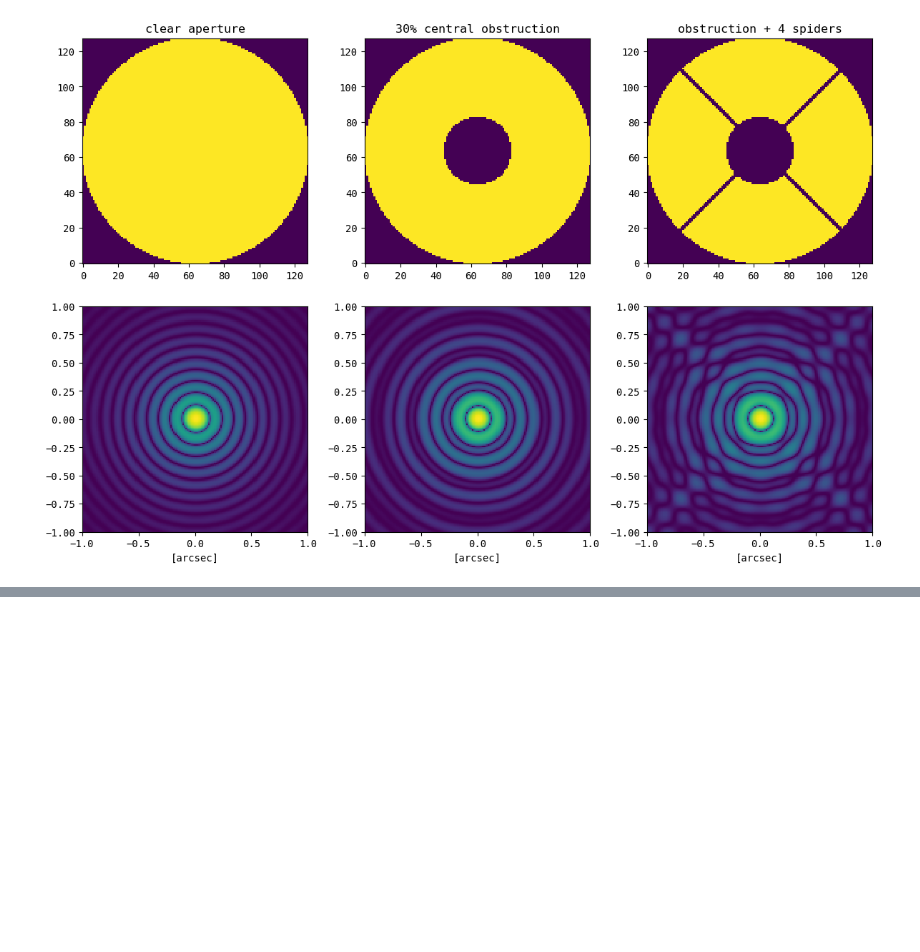
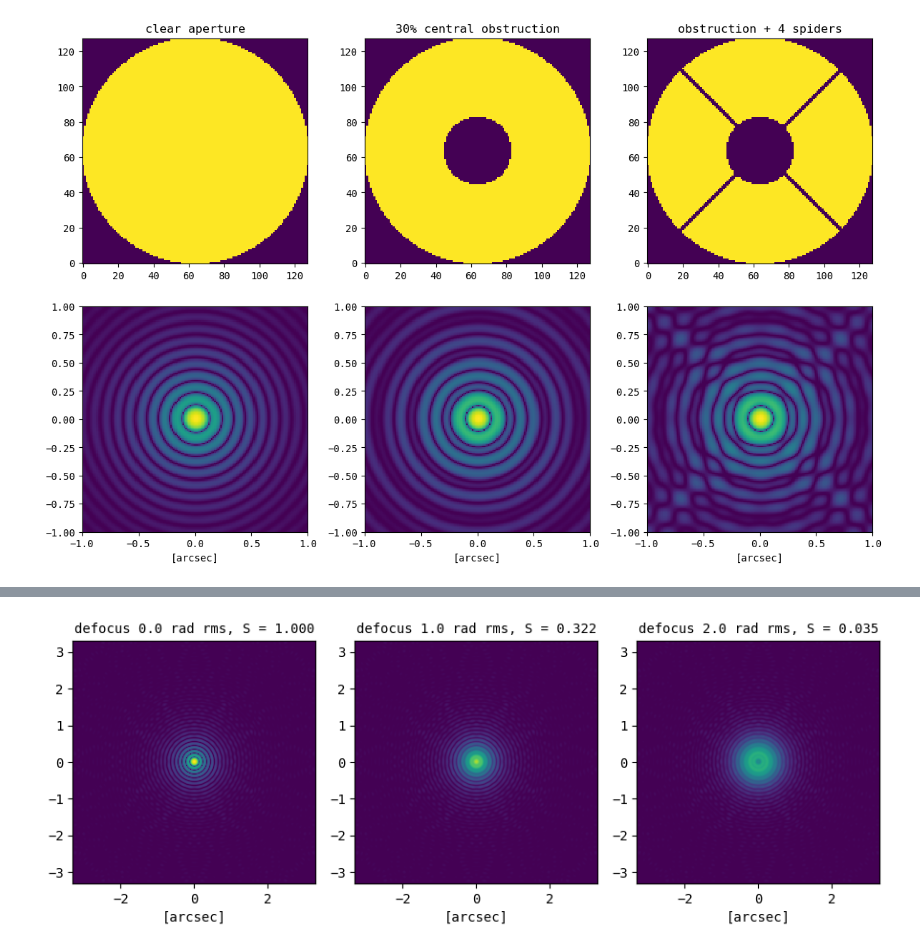
Before and after one commit to GillesOrban/ao_school, a Jupyter notebook: aotools_lab.ipynb, the cells around one changed output, grey strips where cells are left out. Saved outputs shown, nothing was run; the diff lists cells and outputs as text; code cells hidden in the pictures; blank space fills up the shorter version.

```diff
--- a/aotools_lab.ipynb
+++ b/aotools_lab.ipynb
@@ -348,0 +438,23 @@ plt.tight_layout()
+# %%
+# --- 2.3 What aberrations do to the PSF -----------------------------------
+N = 64; D = 1.0; delta_x = D/N; PAD = 4
+pupil = aotools.circle(N/2, N)
+padded = np.zeros((N*PAD, N*PAD), dtype=complex); padded[:N, :N] = pupil
+psf_dl = np.abs(aotools.ft2(padded, delta=delta_x))**2
+peak_dl = psf_dl.max()
+
+Z_defocus = aotools.zernike_noll(4, N)   # unit RMS over the pupil
+
+fig, ax = plt.subplots(1, 3, figsize=(9, 4))
+ext = N*PAD/2 * WAVELENGTH/(N*PAD*delta_x) * 206265   # arcsec
+for a, amp in enumerate([0.0, 1.0, 2.0]):
+    padded[:N, :N] = pupil * np.exp(1j*amp*Z_defocus)
+    psf = np.abs(aotools.ft2(padded, delta=delta_x))**2
+    psf /= peak_dl                      # all normalised to the diffraction-limited peak
+    imshow_norm(psf, stretch=LogStretch(a=1e4), ax=ax[a],
+                extent=[-ext, ext, -ext, ext], vmin=0, vmax=1)
+    ax[a].set_title(f'defocus {amp} rad rms, S = {psf.max():.3f}', fontsize=10)
+    ax[a].set_xlabel('[arcsec]')
+plt.tight_layout()
+# %% [output]
+[figure, added]
```
Also changed, not shown: parts of 34 cells of this notebook, 3 other files.
